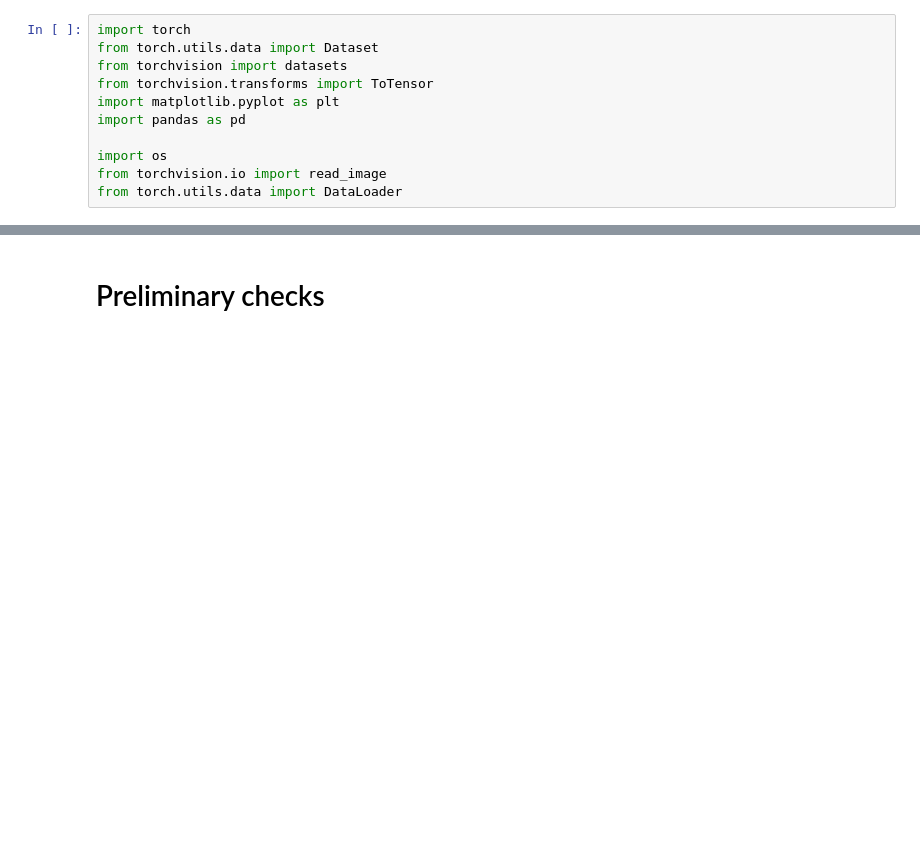
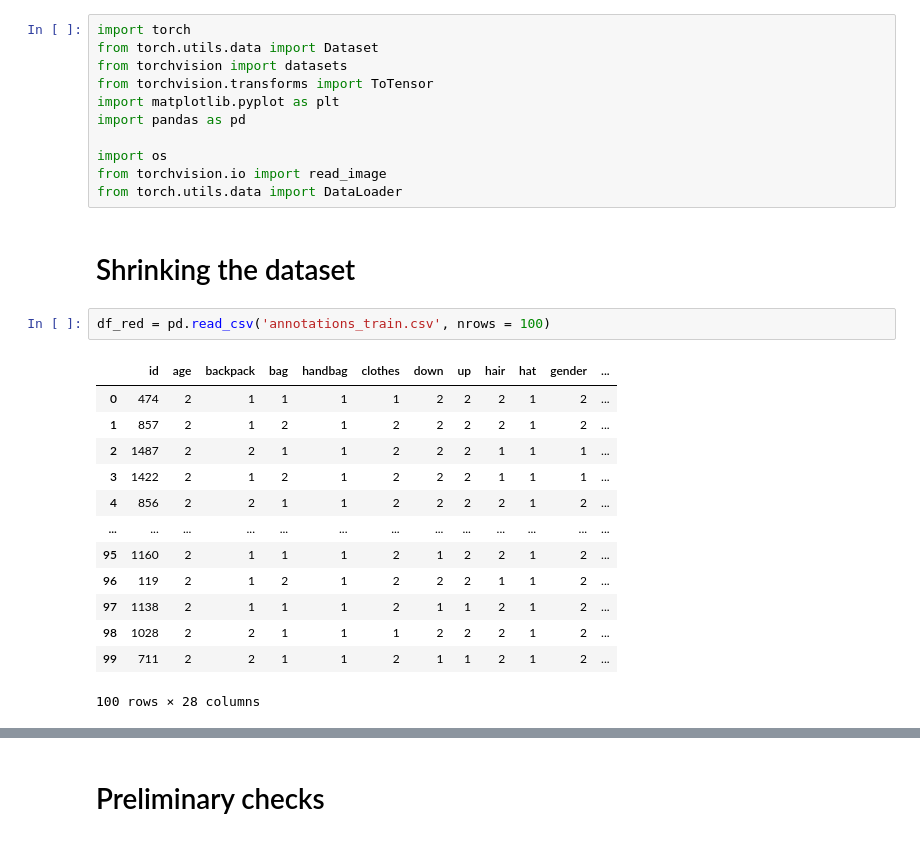
Before and after one commit to raffaelepojer/DeepLearningAssignment, a Jupyter notebook: luna.ipynb, the cells around one changed output, grey strips where cells are left out. Drawn from its saved outputs; the diff is of its cells as text; blank space fills up the shorter version.

```diff
--- a/luna.ipynb
+++ b/luna.ipynb
@@ -24,3 +24,21 @@ import pandas as pd
 import os
 from torchvision.io import read_image
 from torch.utils.data import DataLoader
+# %% [markdown]
+# Shrinking the dataset
+# %%
+df_red = pd.read_csv('annotations_train.csv', nrows = 100)
+# %% [output]
+|  | id | age | backpack | bag | handbag | clothes | down | up | hair | hat | gender | ... |
+| 0 | 474 | 2 | 1 | 1 | 1 | 1 | 2 | 2 | 2 | 1 | 2 | ... |
+| 1 | 857 | 2 | 1 | 2 | 1 | 2 | 2 | 2 | 2 | 1 | 2 | ... |
+| 2 | 1487 | 2 | 2 | 1 | 1 | 2 | 2 | 2 | 1 | 1 | 1 | ... |
+| 3 | 1422 | 2 | 1 | 2 | 1 | 2 | 2 | 2 | 1 | 1 | 1 | ... |
+| 4 | 856 | 2 | 2 | 1 | 1 | 2 | 2 | 2 | 2 | 1 | 2 | ... |
+| ... | ... | ... | ... | ... | ... | ... | ... | ... | ... | ... | ... | ... |
+| 95 | 1160 | 2 | 1 | 1 | 1 | 2 | 1 | 2 | 2 | 1 | 2 | ... |
+| 96 | 119 | 2 | 1 | 2 | 1 | 2 | 2 | 2 | 1 | 1 | 2 | ... |
+| 97 | 1138 | 2 | 1 | 1 | 1 | 2 | 1 | 1 | 2 | 1 | 2 | ... |
+| 98 | 1028 | 2 | 2 | 1 | 1 | 1 | 2 | 2 | 2 | 1 | 2 | ... |
+| 99 | 711 | 2 | 2 | 1 | 1 | 2 | 1 | 1 | 2 | 1 | 2 | ... |
+100 rows × 28 columns
```
Also changed, not shown: parts of 1 cell of this notebook.
